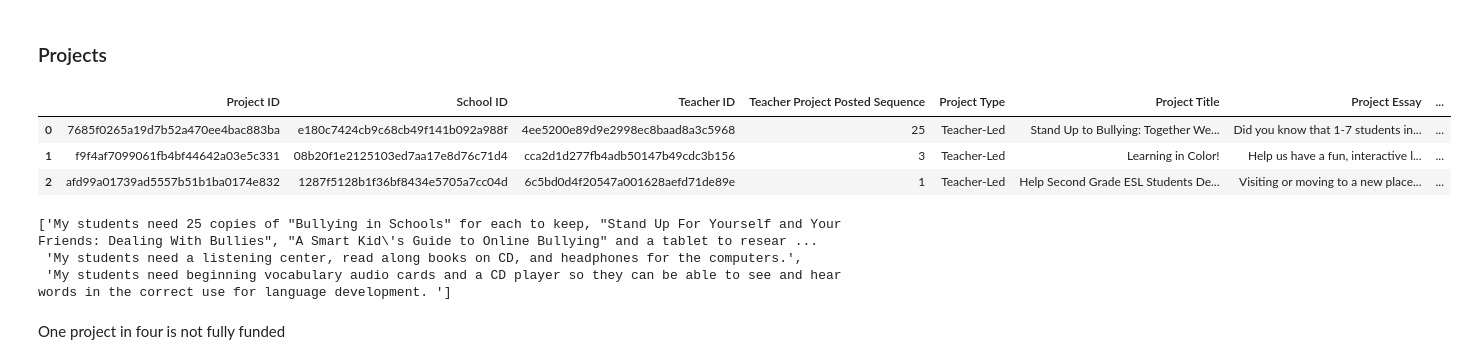
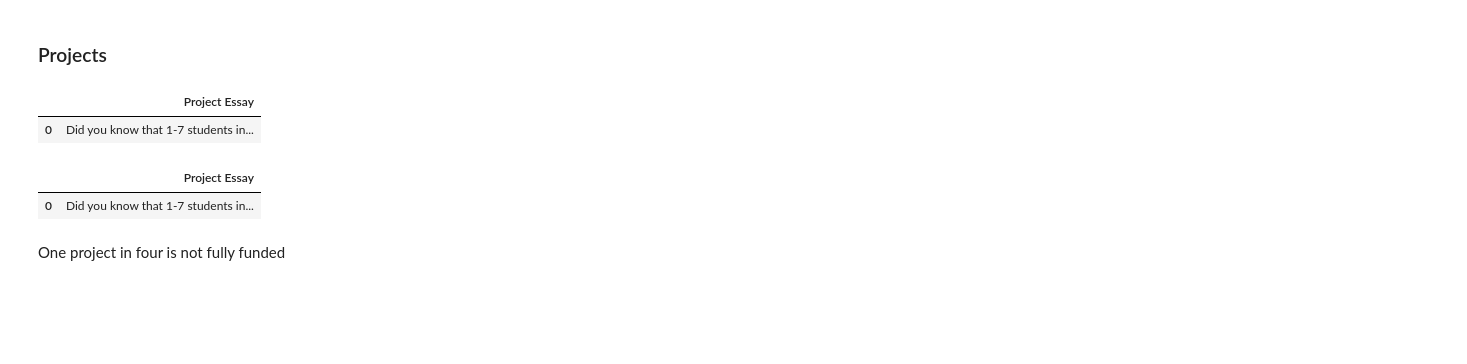
Before and after one commit to fdurant/donorschoose-recommender, a Jupyter notebook: notebooks/KaggleDonorsChoose.ipynb, the cells around one changed output. Saved outputs shown, nothing was run; the diff lists cells and outputs as text; code cells hidden in the pictures; blank space fills up the shorter version.

```diff
--- a/notebooks/KaggleDonorsChoose.ipynb
+++ b/notebooks/KaggleDonorsChoose.ipynb
@@ -44,16 +41,10 @@ donorsDF
 # %% [markdown]
 ### Projects
 # %%
-projectsDF = pd.read_csv('/data/Projects.csv.gz', compression='gzip', nrows=100)
-projectsDF.head(3)
+projectsDF = pd.read_csv('/data/Projects.csv.gz', compression='gzip',
+                                   nrows=1, usecols=['Project Essay'])
+
+projectsDF
 # %% [output]
-|  | Project ID | School ID | Teacher ID | Teacher Project Posted Sequence | Project Type | Project Title | Project Essay | ... |
-| 0 | 7685f0265a19d7b52a470ee4bac883ba | e180c7424cb9c68cb49f141b092a988f | 4ee5200e89d9e2998ec8baad8a3c5968 | 25 | Teacher-Led | Stand Up to Bullying: Together We... | Did you know that 1-7 students in... | ... |
-| 1 | f9f4af7099061fb4bf44642a03e5c331 | 08b20f1e2125103ed7aa17e8d76c71d4 | cca2d1d277fb4adb50147b49cdc3b156 | 3 | Teacher-Led | Learning in Color! | Help us have a fun, interactive l... | ... |
-| 2 | afd99a01739ad5557b51b1ba0174e832 | 1287f5128b1f36bf8434e5705a7cc04d | 6c5bd0d4f20547a001628aefd71de89e | 1 | Teacher-Led | Help Second Grade ESL Students De... | Visiting or moving to a new place... | ... |
+|  | Project Essay |
+| 0 | Did you know that 1-7 students in... |
-# %%
-list(projectsDF['Project Need Statement'])[0:3]
-# %% [output]
-['My students need 25 copies of "Bullying in Schools" for each to keep, "Stand Up For Yourself and Your Friends: Dealing With Bullies", "A Smart Kid\'s Guide to Online Bullying" and a tablet to resear ...
- 'My students need a listening center, read along books on CD, and headphones for the computers.',
- 'My students need beginning vocabulary audio cards and a CD player so they can be able to see and hear words in the correct use for language development. ']
@@ -60,3 +63,8 @@ list(projectsDF['Project Need Statement'])[0:3]
+# %%
+projectsDF.head(3)
+# %% [output]
+|  | Project Essay |
+| 0 | Did you know that 1-7 students in... |
 # %% [markdown]
 One project in four is not fully funded
 # %%
```
Also changed, not shown: parts of 12 cells of this notebook, 1 other file.
